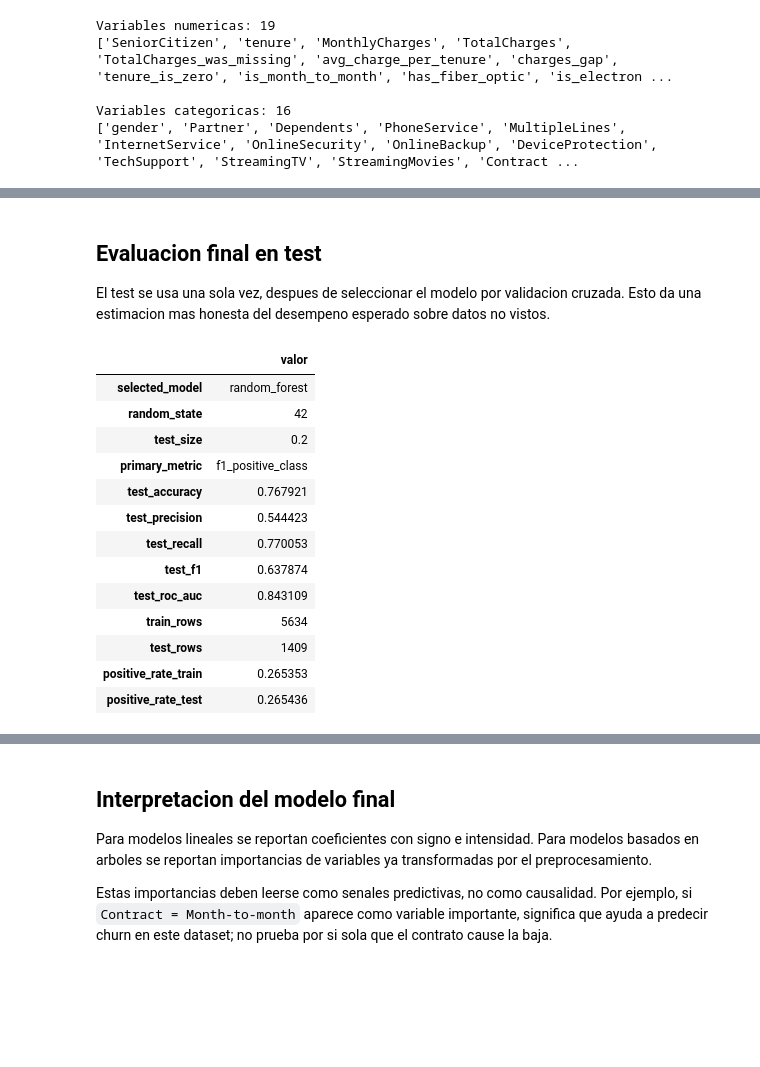
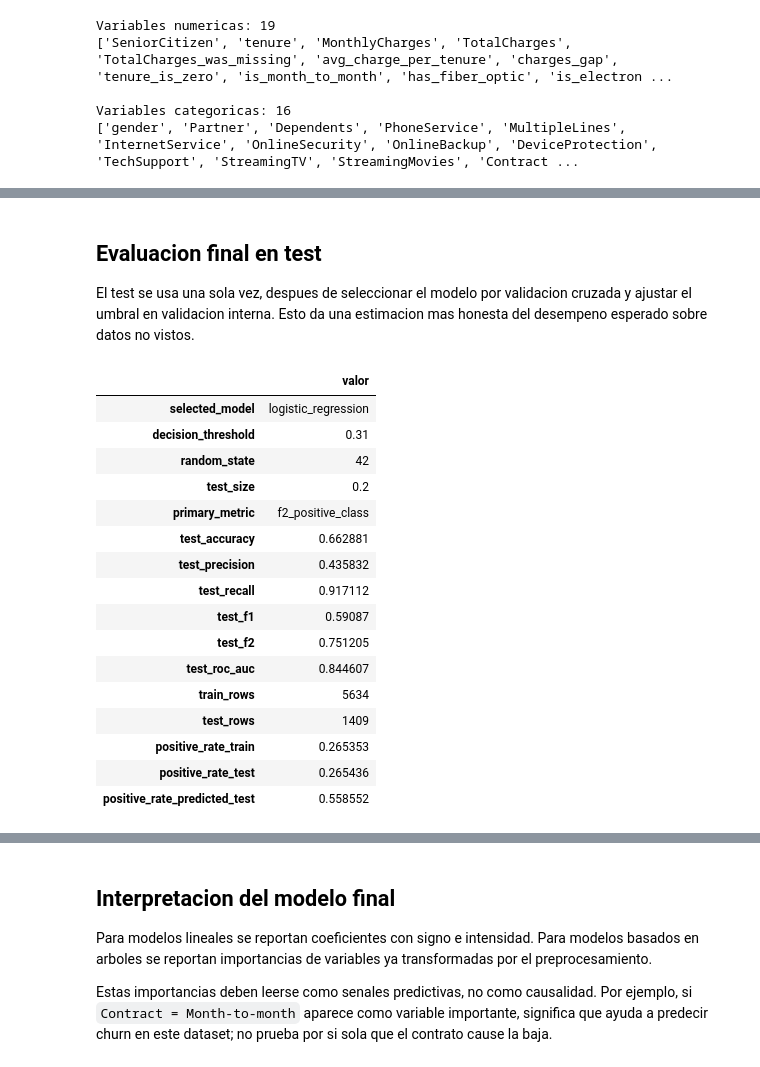
Before and after one commit to matigold22/Final_Predictiva, a Jupyter notebook: notebooks/01_train_final_model.ipynb, the cells around one changed output, grey strips where cells are left out. Drawn from its saved outputs; the diff is of its cells as text; code cells hidden in the pictures; blank space fills up the shorter version.

```diff
--- a/notebooks/01_train_final_model.ipynb
+++ b/notebooks/01_train_final_model.ipynb
@@ -312,7 +314,10 @@ models = {
     "gradient_boosting": GradientBoostingClassifier(random_state=RANDOM_STATE),
 }
 
+f2_scorer = make_scorer(fbeta_score, beta=2, zero_division=0)
+
 scoring = {
+    "f2": f2_scorer,
     "f1": "f1",
     "precision": "precision",
     "recall": "recall",
@@ -343,6 +348,6 @@ for name, estimator in models.items():
         row[f"{metric}_std"] = scores[f"test_{metric}"].std()
     results.append(row)
 
-cv_results = pd.DataFrame(results).sort_values("f1_mean", ascending=False)
+cv_results = pd.DataFrame(results).sort_values("f2_mean", ascending=False)
 cv_results
 # %% [output]
@@ -403,47 +458,49 @@ Modelo final seleccionado: random_forest
 # %% [markdown]
 ## Evaluacion final en test
 
-El test se usa una sola vez, despues de seleccionar el modelo por validacion cruzada. Esto da una estimacion mas honesta del desempeno esperado sobre datos no vistos.
+El test se usa una sola vez, despues de seleccionar el modelo por validacion cruzada y ajustar el umbral en validacion interna. Esto da una estimacion mas honesta del desempeno esperado sobre datos no vistos.
 # %%
-y_pred = final_model.predict(X_test)
-
-if hasattr(final_model, "predict_proba"):
-    y_proba = final_model.predict_proba(X_test)[:, 1]
-else:
-    y_proba = y_pred.astype(float)
+y_proba = final_model.predict_proba(X_test)[:, 1]
+y_pred = (y_proba >= best_threshold).astype(int)
 
 test_metrics = {
     "selected_model": best_model_name,
+    "decision_threshold": best_threshold,
     "random_state": RANDOM_STATE,
     "test_size": 0.20,
-    "primary_metric": "f1_positive_class",
+    "primary_metric": "f2_positive_class",
     "test_accuracy": accuracy_score(y_test, y_pred),
     "test_precision": precision_score(y_test, y_pred, zero_division=0),
     "test_recall": recall_score(y_test, y_pred, zero_division=0),
     "test_f1": f1_score(y_test, y_pred, zero_division=0),
+    "test_f2": fbeta_score(y_test, y_pred, beta=2, zero_division=0),
     "test_roc_auc": roc_auc_score(y_test, y_proba),
     "train_rows": int(X_train.shape[0]),
     "test_rows": int(X_test.shape[0]),
     "positive_rate_train": float(y_train.mean()),
     "positive_rate_test": float(y_test.mean()),
+    "positive_rate_predicted_test": float(y_pred.mean()),
 }
 
 pd.DataFrame([test_metrics]).T.rename(columns={0: "valor"})
 # %% [output]
 |  | valor |
-| selected_model | random_forest |
+| selected_model | logistic_regression |
+| decision_threshold | 0.31 |
 | random_state | 42 |
 | test_size | 0.2 |
-| primary_metric | f1_positive_class |
-| test_accuracy | 0.767921 |
-| test_precision | 0.544423 |
-| test_recall | 0.770053 |
-| test_f1 | 0.637874 |
-| test_roc_auc | 0.843109 |
+| primary_metric | f2_positive_class |
+| test_accuracy | 0.662881 |
+| test_precision | 0.435832 |
+| test_recall | 0.917112 |
+| test_f1 | 0.59087 |
+| test_f2 | 0.751205 |
+| test_roc_auc | 0.844607 |
 | train_rows | 5634 |
 | test_rows | 1409 |
 | positive_rate_train | 0.265353 |
 | positive_rate_test | 0.265436 |
+| positive_rate_predicted_test | 0.558552 |
 # %%
 print(classification_report(y_test, y_pred, target_names=["No Churn", "Churn"]))
 # %% [output]
```
Also changed, not shown: parts of 16 cells of this notebook, 9 other files.
